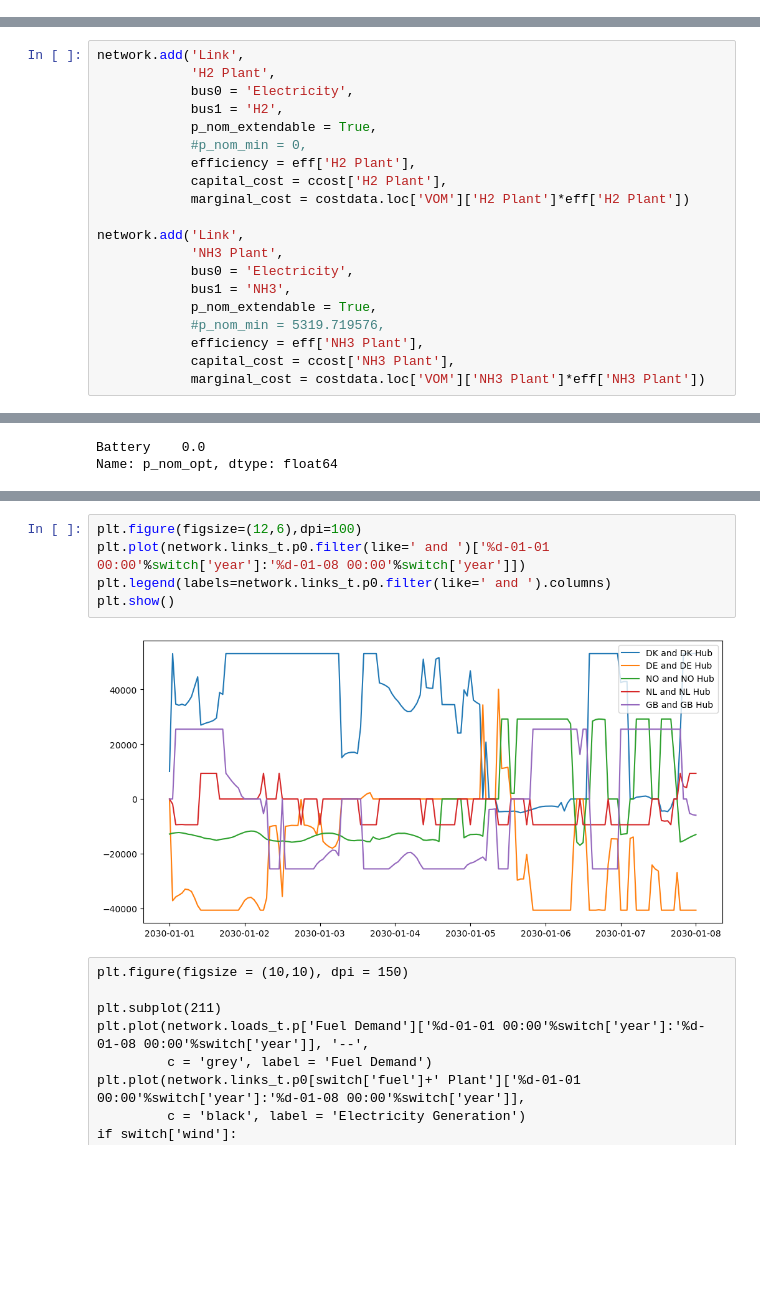
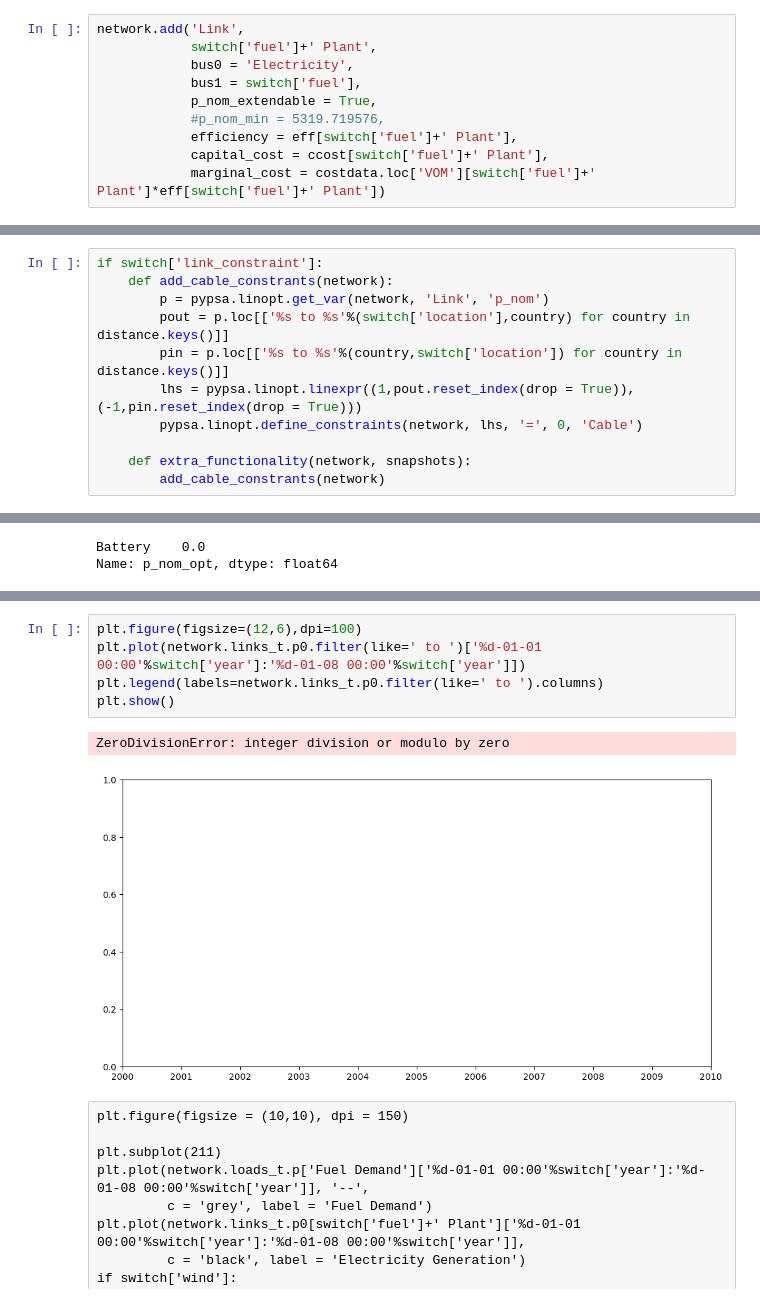
Before and after one commit to Ieu-Yan/Master_Thesis_Energy_Island, a Jupyter notebook: Energy_Island.ipynb, the cells around one changed output, grey strips where cells are left out. Cells and saved outputs as stored; diff of their text form; blank space fills up the shorter version.

Commit message:
update country link efficiency, detour factor

```diff
--- a/Energy_Island.ipynb
+++ b/Energy_Island.ipynb
@@ -219,3 +217,13 @@ network.add('Bus', 'NH3')
+# %%
+network.add('Link',
+            switch['fuel']+' Plant',
+            bus0 = 'Electricity',
+            bus1 = switch['fuel'],
+            p_nom_extendable = True,
+            #p_nom_min = 5319.719576,
+            efficiency = eff[switch['fuel']+' Plant'],
+            capital_cost = ccost[switch['fuel']+' Plant'],
+            marginal_cost = costdata.loc['VOM'][switch['fuel']+' Plant']*eff[switch['fuel']+' Plant'])
 # %%
 network.add('Load',
             'Fuel Demand',
@@ -250,26 +258,6 @@ if switch['solar']:
                 capital_cost = ccost['Solar PV'],
                 marginal_cost = costdata.loc['VOM']['Solar PV'],
                 p_max_pu = cf['PV'])
-# %%
-network.add('Link',
-            'H2 Plant',
-            bus0 = 'Electricity',
-            bus1 = 'H2',
-            p_nom_extendable = True,
-            #p_nom_min = 0,
-            efficiency = eff['H2 Plant'],
-            capital_cost = ccost['H2 Plant'],
-            marginal_cost = costdata.loc['VOM']['H2 Plant']*eff['H2 Plant'])
-
-network.add('Link',
-            'NH3 Plant',
-            bus0 = 'Electricity',
-            bus1 = 'NH3',
-            p_nom_extendable = True,
-            #p_nom_min = 5319.719576,
-            efficiency = eff['NH3 Plant'],
-            capital_cost = ccost['NH3 Plant'],
-            marginal_cost = costdata.loc['VOM']['NH3 Plant']*eff['NH3 Plant'])
 # %%
 if switch['battery']:
     network.add('StorageUnit',
@@ -339,2 +353,13 @@ def extra_functionality(network, snapshots):
+# %%
+if switch['link_constraint']:
+    def add_cable_constrants(network):
+        p = pypsa.linopt.get_var(network, 'Link', 'p_nom')
+        pout = p.loc[['%s to %s'%(switch['location'],country) for country in distance.keys()]]
+        pin = p.loc[['%s to %s'%(country,switch['location']) for country in distance.keys()]]
+        lhs = pypsa.linopt.linexpr((1,pout.reset_index(drop = True)),(-1,pin.reset_index(drop = True)))
+        pypsa.linopt.define_constraints(network, lhs, '=', 0, 'Cable')
+
+    def extra_functionality(network, snapshots):
+        add_cable_constrants(network)
 # %%
 network.lopf(network.snapshots,
@@ -480,11 +428,12 @@ GB and GB Hub              25514.442502
 Name: p_nom_opt, dtype: float64
 # %%
 plt.figure(figsize=(12,6),dpi=100)
-plt.plot(network.links_t.p0.filter(like=' and ')['%d-01-01 00:00'%switch['year']:'%d-01-08 00:00'%switch['year']])
-plt.legend(labels=network.links_t.p0.filter(like=' and ').columns)
+plt.plot(network.links_t.p0.filter(like=' to ')['%d-01-01 00:00'%switch['year']:'%d-01-08 00:00'%switch['year']])
+plt.legend(labels=network.links_t.p0.filter(like=' to ').columns)
 plt.show()
 # %% [output]
+ZeroDivisionError: integer division or modulo by zero
-[figure, old version]
+[figure, new version]
 # %% [raw]
 plt.figure(figsize = (10,10), dpi = 150)
 
```
Also changed, not shown: parts of 24 cells of this notebook.
